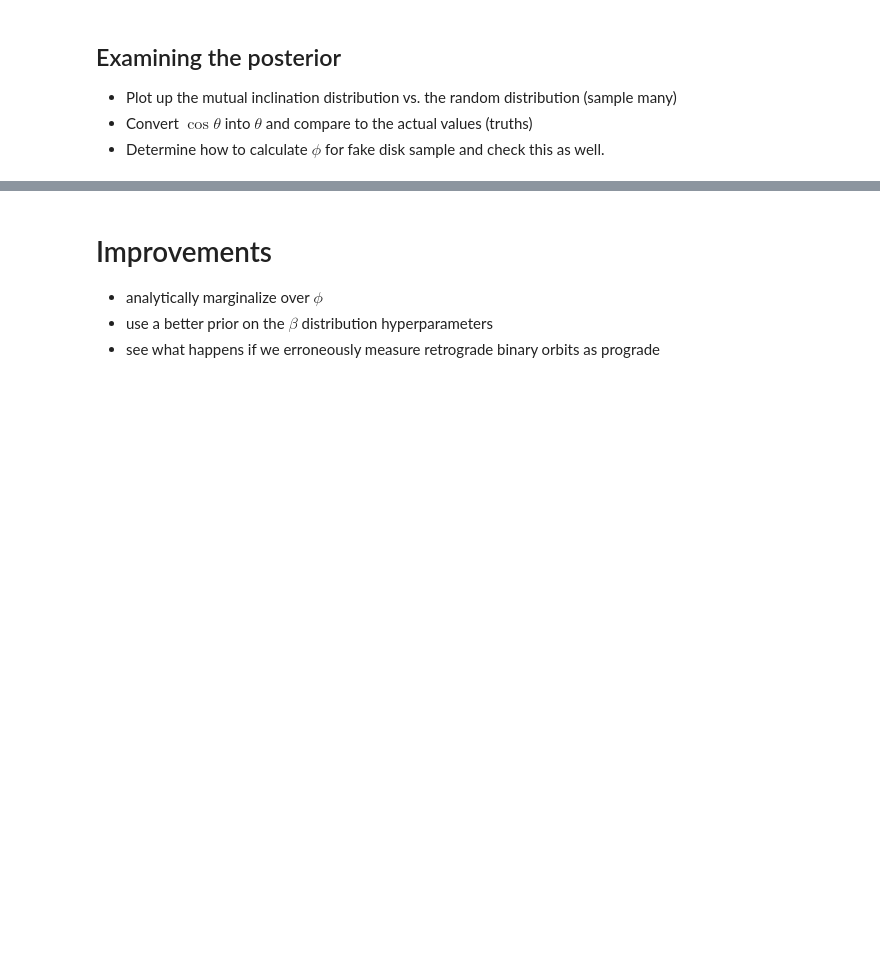
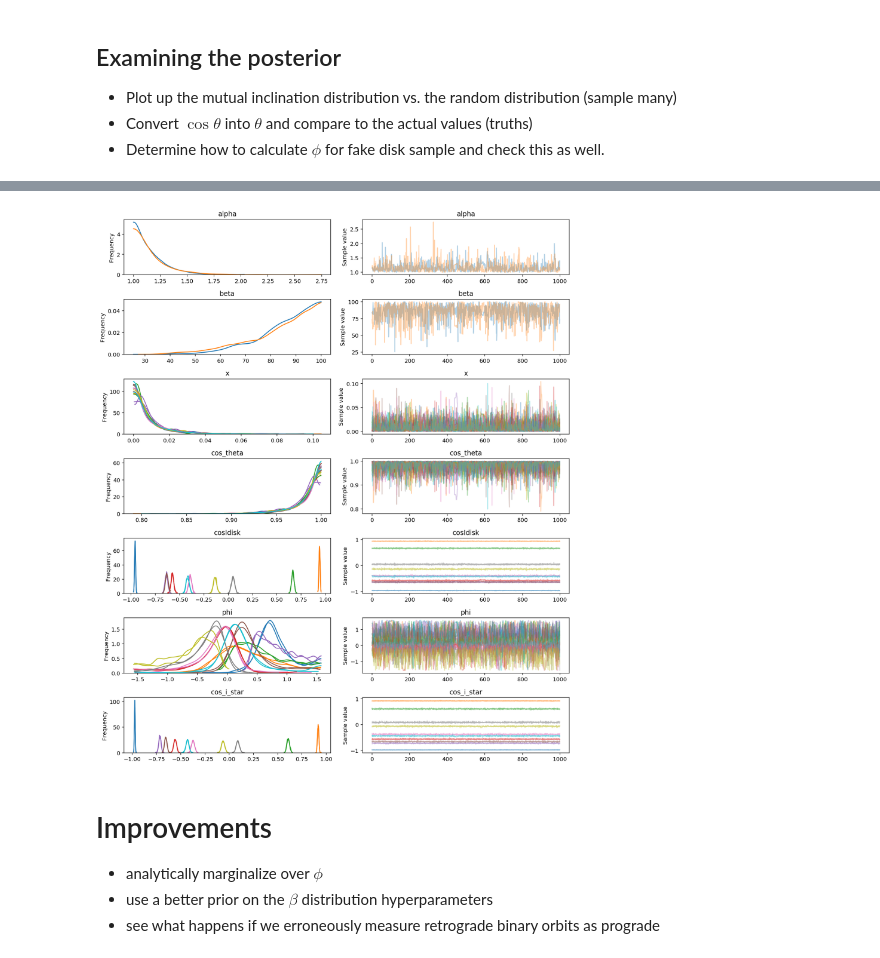
Before and after one commit to iancze/hierarchical-mutual-inclinations, a Jupyter notebook: MutualInclinations.ipynb, the cells around one changed output, grey strips where cells are left out. Drawn from its saved outputs; the diff is of its cells as text; code cells hidden in the pictures; blank space fills up the shorter version.

Commit message:
added first pass for both sample solutions.

```diff
--- a/MutualInclinations.ipynb
+++ b/MutualInclinations.ipynb
@@ -737,0 +744,43 @@ The `ymin` argument was deprecated in Matplotlib 3.0 and will be removed in 3.2.
+# %%
+# instantiate a PyMC3 model class
+with pm.Model() as low_model:
+
+    # Technically because the hyperparameters of the Beta distribution are parameters in the model,
+    # we also have priors on these values, called hyperpriors.
+    # For now, we'll just asssume a uniform range over the values we plotted up earlier.
+    # We'll come back with something more intelligent later.
+    # These specify that alpha and beta are random variables to be drawn from a uniform distribution.
+    alpha = pm.Uniform("alpha", lower=1.0, upper=100.0)
+    beta = pm.Uniform("beta", lower=1.0, upper=100.0)
+
+    # The Beta distribution described by these parameters (p_\Beta) will be used for all systems in the sample
+
+    # Now, we consider the parameters for individual systems
+    # The mutual inclination for any particular system is drawn from the distribution set by these parameters.
+    # But, see how the distribution is set by the random variables alpha and beta?
+    # From this distribution, we draw one intermediate mutual inclination variable x for each system
+    x = pm.Beta("x", alpha=alpha, beta=beta, shape=N_systems)
+
+    # Convert from the intermediate variable to the actual mutual inclination angle we want
+    cos_theta = pm.Deterministic("cos_theta", 1 - 2 * x)
+
+    # Enforce the geometrical prior on i_disk, as before
+    cos_i_disk = pm.Uniform("cosIdisk", lower=-1.0, upper=1.0, shape=N_systems)
+
+    # This is the azimuthal orientation of the binary vector on the circle some theta away
+    phi = pm.Uniform("phi", lower=-np.pi/2.0, upper=np.pi/2.0, shape=N_systems)
+
+    # Now, we will use cos_i_disk, Delta_I, and phi to calculate cos_i_star
+    sin_i_disk = tt.sqrt(1.0 - cos_i_disk**2)
+    sin_theta = tt.sqrt(1.0 - cos_theta**2)
+
+    cos_i_star = pm.Deterministic("cos_i_star", -sin_i_disk * sin_theta * tt.sin(phi) + \
+                                  cos_i_disk * cos_theta)
+
+    # Finally, we define the likelihood by conditioning on the observations using a Normal
+    obs_disk = pm.Normal("obs_disk", mu=cos_i_disk, sd=sd_disk_low, observed=np.cos(low_sample["i_disk"].data * deg))
+    obs_star = pm.Normal("obs_star", mu=cos_i_star, sd=sd_star_low, observed=np.cos(low_sample["i_star"].data * deg))
+# %%
+# sample the model!
+with low_model:
+    low_trace = pm.sample(draws=1000, tune=10000, chains=2)
@@ -738,3 +816,7 @@ The `ymin` argument was deprecated in Matplotlib 3.0 and will be removed in 3.2.
+# %%
+pm.traceplot(low_trace);
+# %% [output]
+[figure, added]
 # %% [markdown]
 # Improvements
 
```
Also changed, not shown: parts of 7 cells of this notebook.
